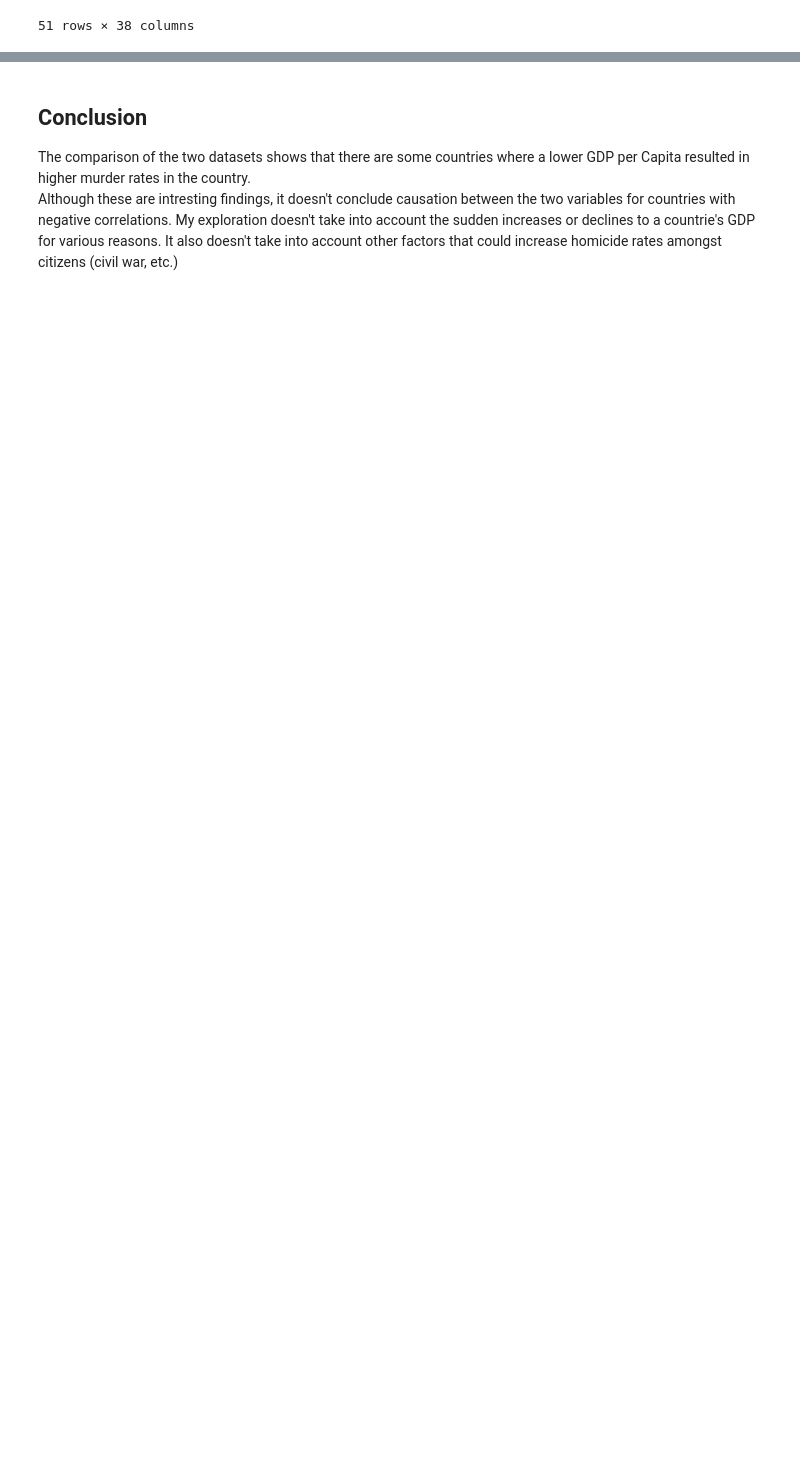
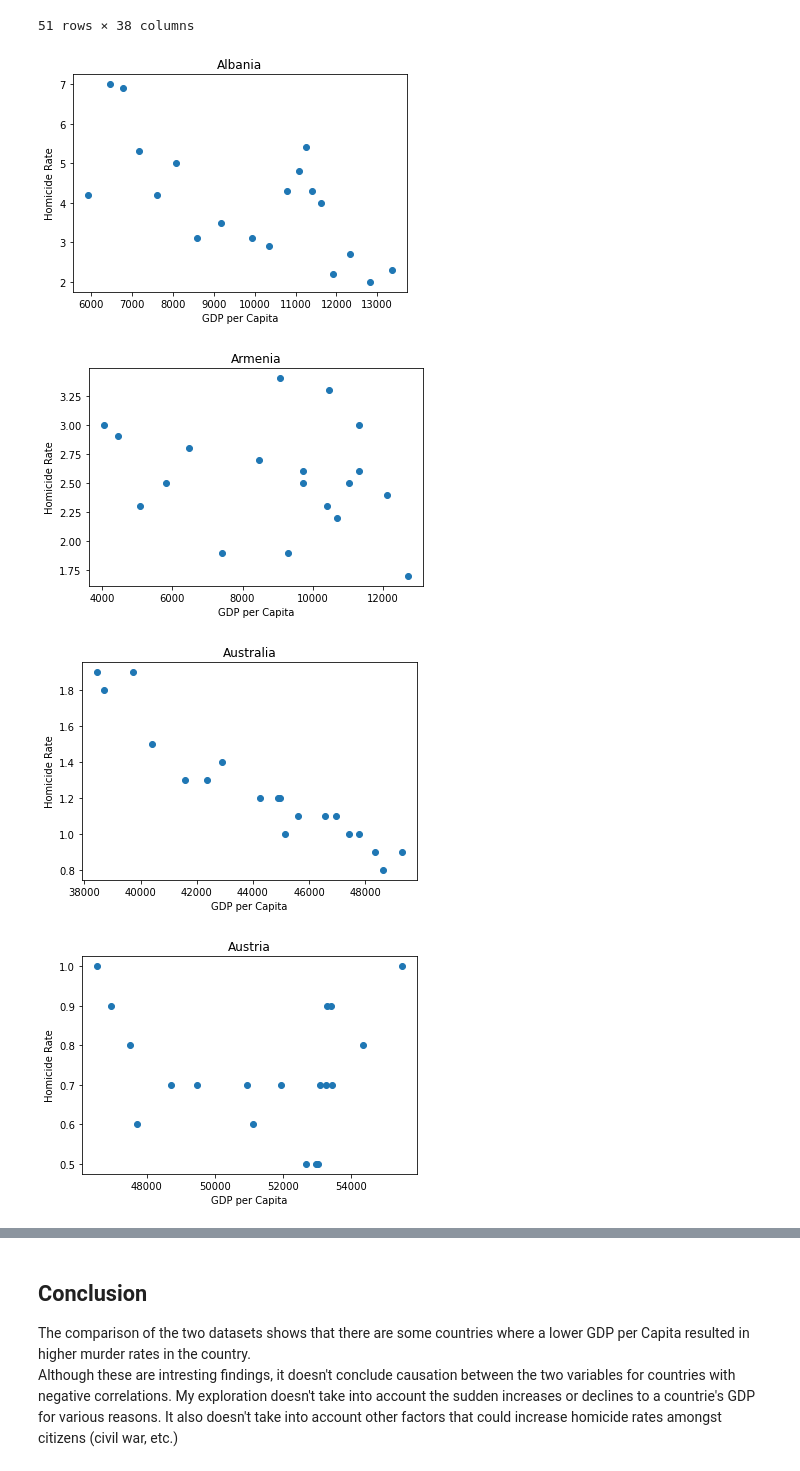
Before and after one commit to nss-data-science-cohort-5/un_exploration-jrkotun, a Jupyter notebook: notebooks/UN_Data_Self_Exploration.ipynb, the cells around one changed output, grey strips where cells are left out. Drawn from its saved outputs; the diff is of its cells as text; code cells hidden in the pictures; blank space fills up the shorter version.

```diff
--- a/notebooks/UN_Data_Self_Exploration.ipynb
+++ b/notebooks/UN_Data_Self_Exploration.ipynb
@@ -128,3 +129,16 @@ homicide_gdp_merge
 | Switzerland | 58404.104770 | 58797.381512 | 58449.167186 | 58040.087227 | 59242.756638 | 60698.232125 | 62724.392548 | 64722.531131 | 65282.327517 | 63039.079210 | ... |
 | Uruguay | 13296.101587 | 12762.925919 | 11774.088059 | 11877.373369 | 12479.966871 | 13409.668705 | 13944.170766 | 14828.024360 | 15851.796753 | 16477.823860 | ... |
 51 rows × 38 columns
+# %%
+# Quick scatterplot of each country's GDP per Capita vs Homicide Rate
+for country in homicide_gdp_merge.index:
+    plt.scatter(homicide_gdp_merge.loc[country][0:19], homicide_gdp_merge.loc[country][19:])
+    plt.title(country)
+    plt.xlabel('GDP per Capita')
+    plt.ylabel('Homicide Rate')
+    plt.show()
+# %% [output]
+[figure, added]
+[figure, added]
+[figure, added]
+[figure, added]
```
Also changed, not shown: parts of 4 cells of this notebook.
